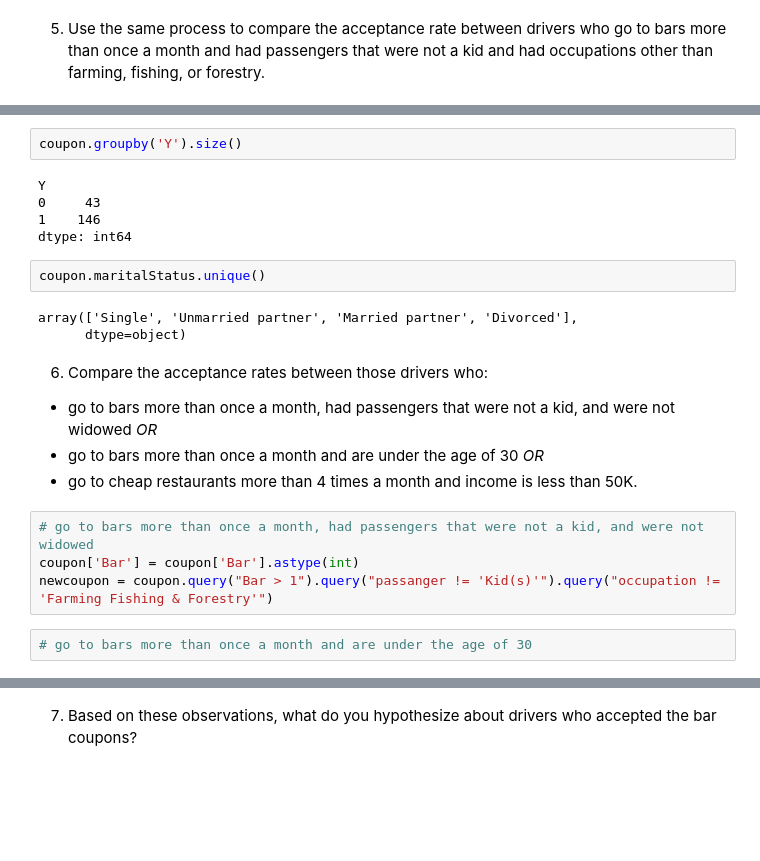
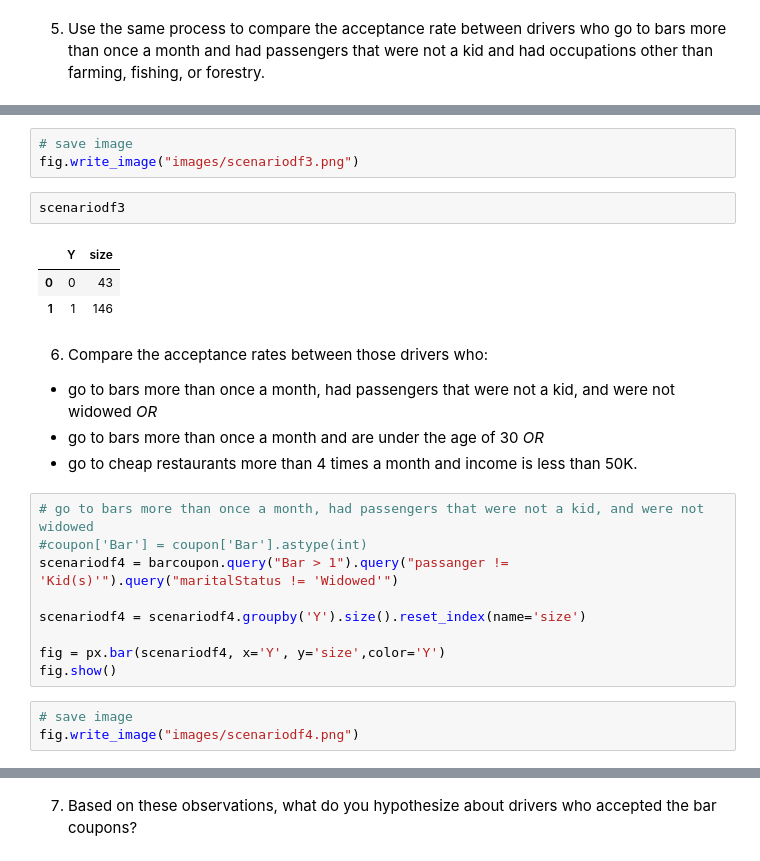
Before and after one commit to cdungca/ucb-ml-ai, a Jupyter notebook: assignment_5_1_starter/prompt.ipynb, the cells around one changed output, grey strips where cells are left out. Cells and saved outputs as stored; diff of their text form; blank space fills up the shorter version.

```diff
--- a/assignment_5_1_starter/prompt.ipynb
+++ b/assignment_5_1_starter/prompt.ipynb
@@ -380,15 +366,12 @@ coupon
-# %%
-coupon.groupby('Y').size()
-# %% [output]
-Y
-0     43
-1    146
-dtype: int64
-# %%
-coupon.maritalStatus.unique()
-# %% [output]
-array(['Single', 'Unmarried partner', 'Married partner', 'Divorced'],
-      dtype=object)
+# %%
+# save image
+fig.write_image("images/scenariodf3.png")
+# %%
+scenariodf3
+# %% [output]
+|  | Y | size |
+| 0 | 0 | 43 |
+| 1 | 1 | 146 |
 # %% [markdown]
 6. Compare the acceptance rates between those drivers who:
 
@@ -397,7 +380,13 @@ array(['Single', 'Unmarried partner', 'Married partner', 'Divorced'],
 - go to cheap restaurants more than 4 times a month and income is less than 50K.
 # %%
 # go to bars more than once a month, had passengers that were not a kid, and were not widowed
-coupon['Bar'] = coupon['Bar'].astype(int)
-newcoupon = coupon.query("Bar > 1").query("passanger != 'Kid(s)'").query("occupation != 'Farming Fishing & Forestry'")
+#coupon['Bar'] = coupon['Bar'].astype(int)
+scenariodf4 = barcoupon.query("Bar > 1").query("passanger != 'Kid(s)'").query("maritalStatus != 'Widowed'")
+
+scenariodf4 = scenariodf4.groupby('Y').size().reset_index(name='size')
+
+fig = px.bar(scenariodf4, x='Y', y='size',color='Y')
+fig.show()
-# %%
-# go to bars more than once a month and are under the age of 30
+# %%
+# save image
+fig.write_image("images/scenariodf4.png")
```
Also changed, not shown: parts of 57 cells of this notebook, 9 other files.
